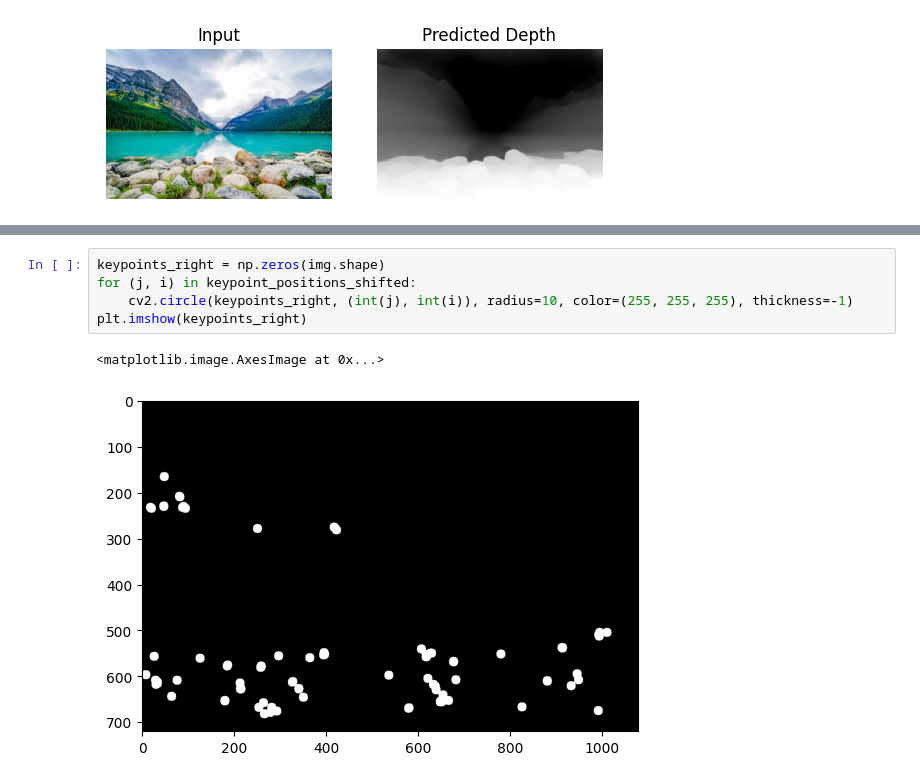
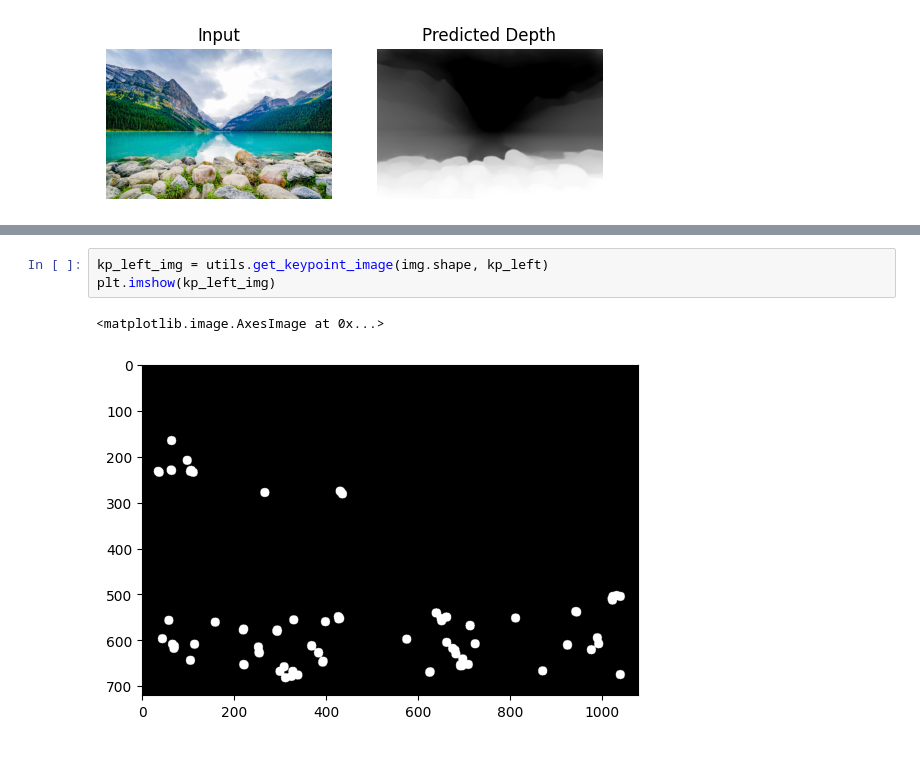
Before and after one commit to csirlin/StereoSight, a Jupyter notebook: depth.ipynb, the cells around one changed output, grey strips where cells are left out. Cells and saved outputs as stored; diff of their text form.

```diff
--- a/depth.ipynb
+++ b/depth.ipynb
@@ -213,8 +128,6 @@ plt.imshow(keypoints_left)
-# %%
-keypoints_right = np.zeros(img.shape)
-for (j, i) in keypoint_positions_shifted:
-    cv2.circle(keypoints_right, (int(j), int(i)), radius=10, color=(255, 255, 255), thickness=-1)
-plt.imshow(keypoints_right)
-# %% [output]
-<matplotlib.image.AxesImage at 0x...>
-[figure, removed]
+# %%
+kp_left_img = utils.get_keypoint_image(img.shape, kp_left)
+plt.imshow(kp_left_img)
+# %% [output]
+<matplotlib.image.AxesImage at 0x...>
+[figure, added]
```
Also changed, not shown: parts of 28 cells of this notebook, 1 other file.
